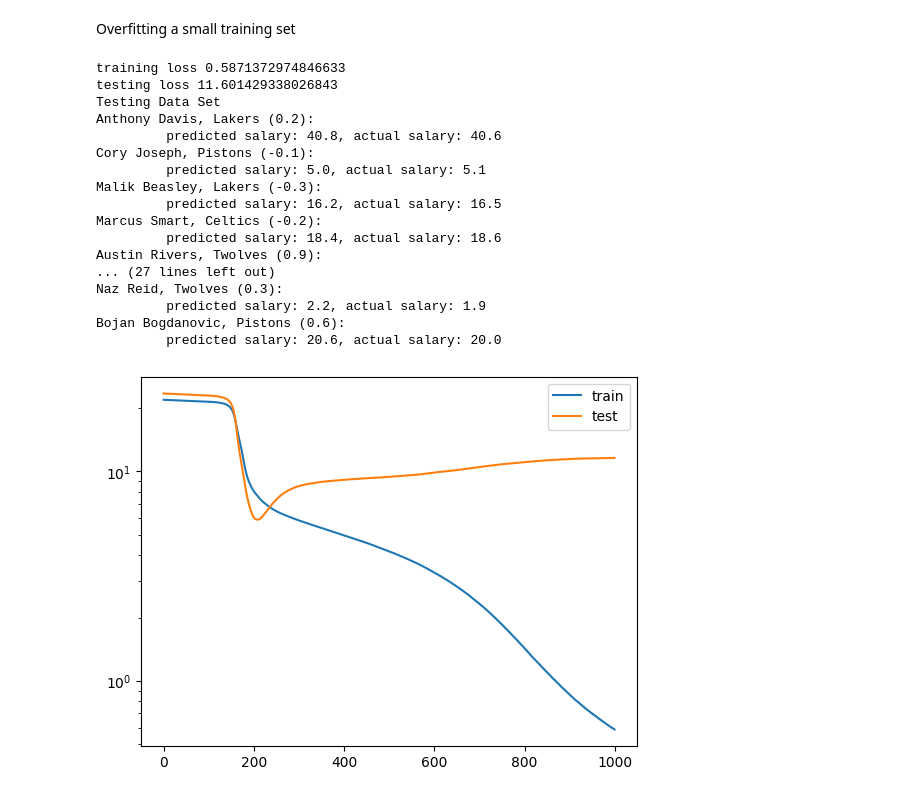
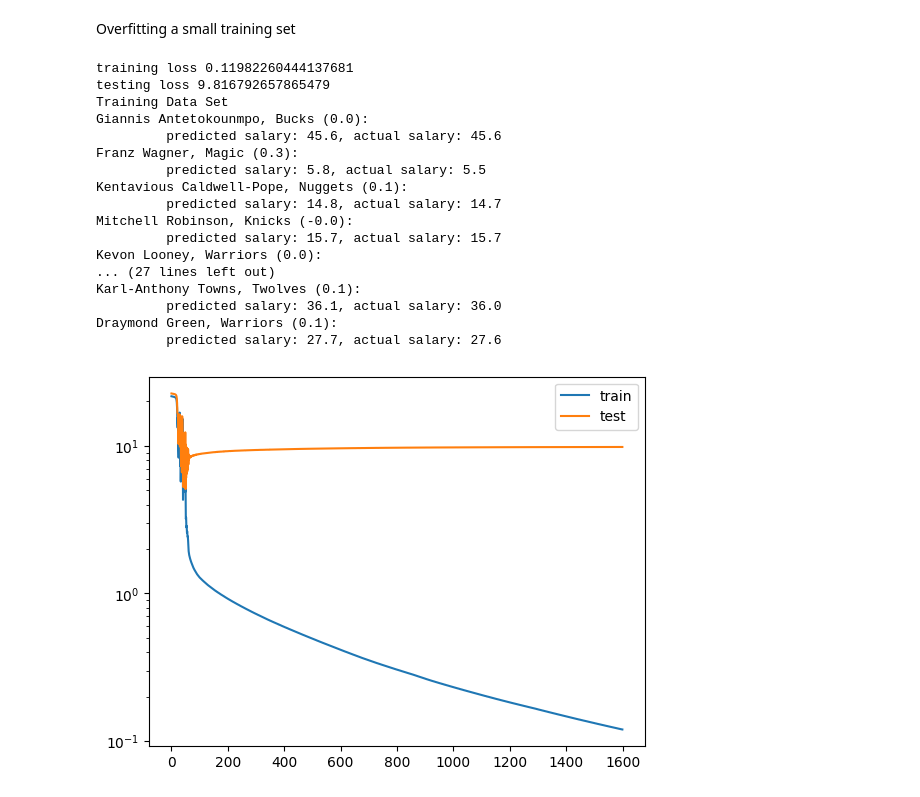
Before and after one commit to ss7886/MLPractice, a Jupyter notebook: examples/nba_salaries.ipynb, the cells around one changed output. Saved outputs shown, nothing was run; the diff lists cells and outputs as text; code cells hidden in the pictures.

Commit message:
Add Orlando Magic stats to NBA Salaries

```diff
--- a/examples/nba_salaries.ipynb
+++ b/examples/nba_salaries.ipynb
@@ -32,5 +32,5 @@ Reading Data from CSV (See `NBA Player Stats - 3.csv`)
 # %%
-data_file = open("NBA Player Stats - 3.csv")
+data_file = open("NBA Player Stats - 4.csv")
 data_file.readline()
 
 player_data = []
@@ -103,16 +103,16 @@ Training
 # %%
 rates = (np.array([0.005, 0.004, 0.003, 0.002, 0.001]), np.array([0.001, 0.0008, 0.0006, 0.0004, 0.0002]))
 
-rounds = 72
+rounds = 60
 train_loss = []
 test_loss = []
 
-for i in range(int(rounds / 4)):
+for i in range(int(rounds / 3)):
     network.train(train_input, train_salary, 2 * rates[0], 2 * rates[1])
     train_loss.append(loss(network, train_input, train_salary))
     test_loss.append(loss(network, test_input, test_salary))
 
-for i in range(3 * int(rounds / 4)):
+for i in range(2 * int(rounds / 3)):
     network.train(train_input, train_salary, rates[0], rates[1])
     train_loss.append(loss(network, train_input, train_salary))
     test_loss.append(loss(network, test_input, test_salary))
@@ -157,62 +157,62 @@ Karl-Anthony Towns, Twolves (4.9):
 # %% [markdown]
 Overfitting a small training set
 # %%
-network = NeuralNetwork(input_dim=len(train_input[0]), hidden_layers=5, layer_sizes=[30, 30, 30, 30, 30])
-rates = (np.array([0.02, 0.01, 0.07, 0.004, 0.002, 0.001]), np.array([0.002, 0.001, 0.0008, 0.0006, 0.0004, 0.0002]))
+network = NeuralNetwork(input_dim=len(train_input[0]), hidden_layers=4, layer_sizes=[30, 30, 30, 30])
+rates = (np.array([0.01, 0.07, 0.004, 0.002, 0.001]), np.array([0.001, 0.0008, 0.0006, 0.0004, 0.0002]))
 
 rounds = 10
 eras = 10
 train_small_loss = []
 test_loss = []
 num = 20
-mult = 0.8
+mult = 1.5
 
 for i in range(eras):
     for j in range(rounds):
         network.train(train_input[0:num], train_salary[0:num], mult * rates[0], mult * rates[1])
         train_small_loss.append(loss(network, train_input[0:num], train_salary[0:num]))
         test_loss.append(loss(network, test_input, test_salary))
     mult *= 0.80
 
 for i in range(3 * eras):
-    for j in range(3 * rounds):
+    for j in range(5 * rounds):
         network.train(train_input[0:num], train_salary[0:num], mult * rates[0], mult * rates[1])
         train_small_loss.append(loss(network, train_input[0:num], train_salary[0:num]))
         test_loss.append(loss(network, test_input, test_salary))
     mult *= .98
 
 # mult *= 1.5
 
 
 print("training loss", train_small_loss[-1])
 print("testing loss", test_loss[-1])
 
 plt.plot(range(len(train_small_loss)), train_small_loss, label="train")
 plt.plot(range(len(test_loss)), test_loss, label="test")
 plt.yscale("log")
 plt.legend()
 
 predictions = network.predict(train_input[0:num])
-print("Testing Data Set")
+print("Training Data Set")
 for i in range(num):
     print(f"{train_names[i][0]}, {train_names[i][1]} ({round(predictions[i][0] - train_salary[i], 1)}):")
     print(f"\t predicted salary: {round(predictions[i][0], 1)}, actual salary: {train_salary[i]}")
 # %% [output]
-training loss 0.5871372974846633
-testing loss 11.601429338026843
-Testing Data Set
-Anthony Davis, Lakers (0.2):
-         predicted salary: 40.8, actual salary: 40.6
-Cory Joseph, Pistons (-0.1):
-         predicted salary: 5.0, actual salary: 5.1
-Malik Beasley, Lakers (-0.3):
-         predicted salary: 16.2, actual salary: 16.5
-Marcus Smart, Celtics (-0.2):
-         predicted salary: 18.4, actual salary: 18.6
-Austin Rivers, Twolves (0.9):
+training loss 0.11982260444137681
+testing loss 9.816792657865479
+Training Data Set
+Giannis Antetokounmpo, Bucks (0.0):
+         predicted salary: 45.6, actual salary: 45.6
+Franz Wagner, Magic (0.3):
+         predicted salary: 5.8, actual salary: 5.5
+Kentavious Caldwell-Pope, Nuggets (0.1):
+         predicted salary: 14.8, actual salary: 14.7
+Mitchell Robinson, Knicks (-0.0):
+         predicted salary: 15.7, actual salary: 15.7
+Kevon Looney, Warriors (0.0):
 ... (27 lines left out)
-Naz Reid, Twolves (0.3):
-         predicted salary: 2.2, actual salary: 1.9
-Bojan Bogdanovic, Pistons (0.6):
-         predicted salary: 20.6, actual salary: 20.0
+Karl-Anthony Towns, Twolves (0.1):
+         predicted salary: 36.1, actual salary: 36.0
+Draymond Green, Warriors (0.1):
+         predicted salary: 27.7, actual salary: 27.6
-[figure, old version]
+[figure, new version]
```
Also changed, not shown: parts of 5 cells of this notebook, 1 other file.
